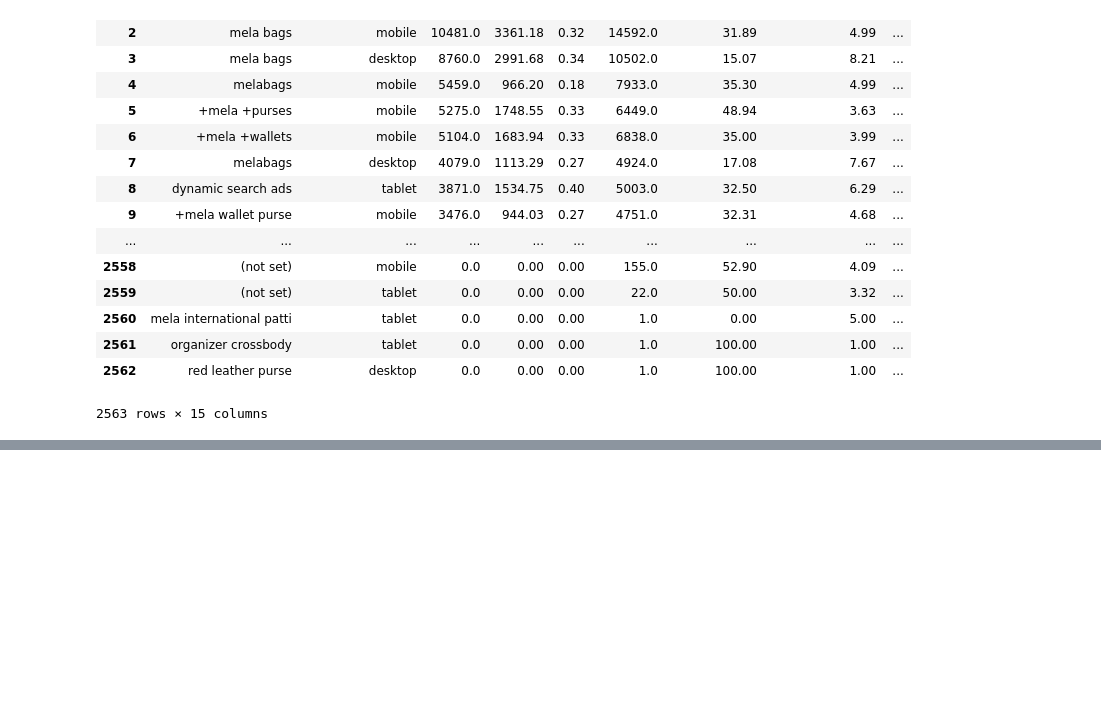
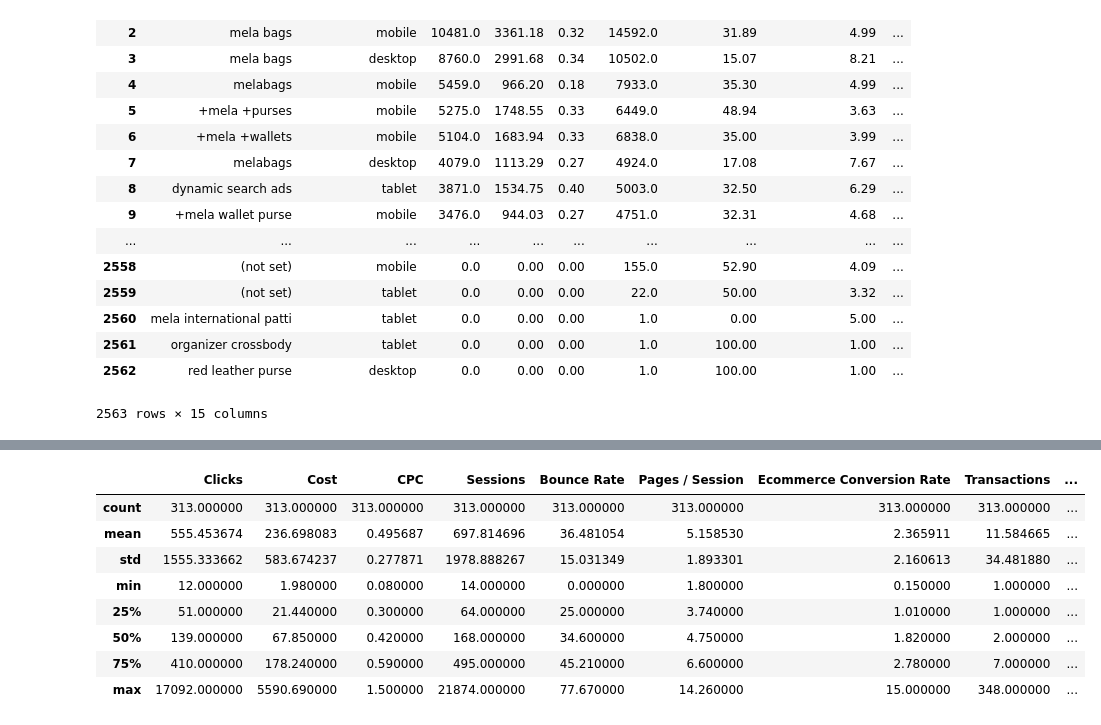
Before and after one commit to mamitch/Springboard_Capstone, a Jupyter notebook: Capstone_Data_Wrangling.ipynb, the cells around one changed output, grey strips where cells are left out. Saved outputs shown, nothing was run; the diff lists cells and outputs as text; code cells hidden in the pictures; blank space fills up the shorter version.

```diff
--- a/Capstone_Data_Wrangling.ipynb
+++ b/Capstone_Data_Wrangling.ipynb
@@ -162,0 +191,14 @@ memory usage: 302.9+ KB
+# %%
+#dataframe with only keywords that yeilded revenue and had more than 10 clicks
+data_rev=data[(data.Revenue != 0) & (data.Clicks >10)]
+data_rev.describe()
+# %% [output]
+|  | Clicks | Cost | CPC | Sessions | Bounce Rate | Pages / Session | Ecommerce Conversion Rate | Transactions | ... |
+| count | 313.000000 | 313.000000 | 313.000000 | 313.000000 | 313.000000 | 313.000000 | 313.000000 | 313.000000 | ... |
+| mean | 555.453674 | 236.698083 | 0.495687 | 697.814696 | 36.481054 | 5.158530 | 2.365911 | 11.584665 | ... |
+| std | 1555.333662 | 583.674237 | 0.277871 | 1978.888267 | 15.031349 | 1.893301 | 2.160613 | 34.481880 | ... |
+| min | 12.000000 | 1.980000 | 0.080000 | 14.000000 | 0.000000 | 1.800000 | 0.150000 | 1.000000 | ... |
+| 25% | 51.000000 | 21.440000 | 0.300000 | 64.000000 | 25.000000 | 3.740000 | 1.010000 | 1.000000 | ... |
+| 50% | 139.000000 | 67.850000 | 0.420000 | 168.000000 | 34.600000 | 4.750000 | 1.820000 | 2.000000 | ... |
+| 75% | 410.000000 | 178.240000 | 0.590000 | 495.000000 | 45.210000 | 6.600000 | 2.780000 | 7.000000 | ... |
+| max | 17092.000000 | 5590.690000 | 1.500000 | 21874.000000 | 77.670000 | 14.260000 | 15.000000 | 348.000000 | ... |
```
Also changed, not shown: parts of 3 cells of this notebook.
